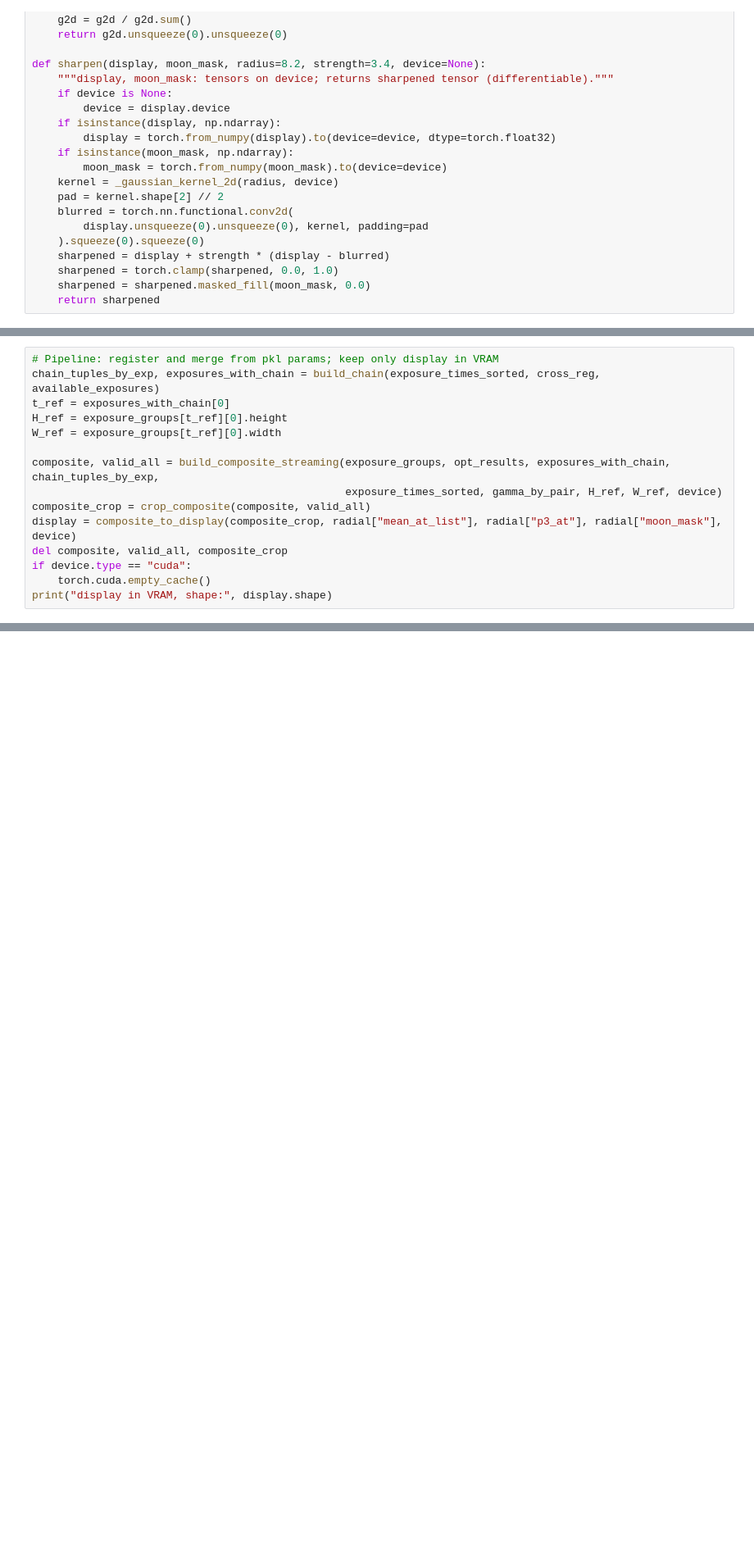
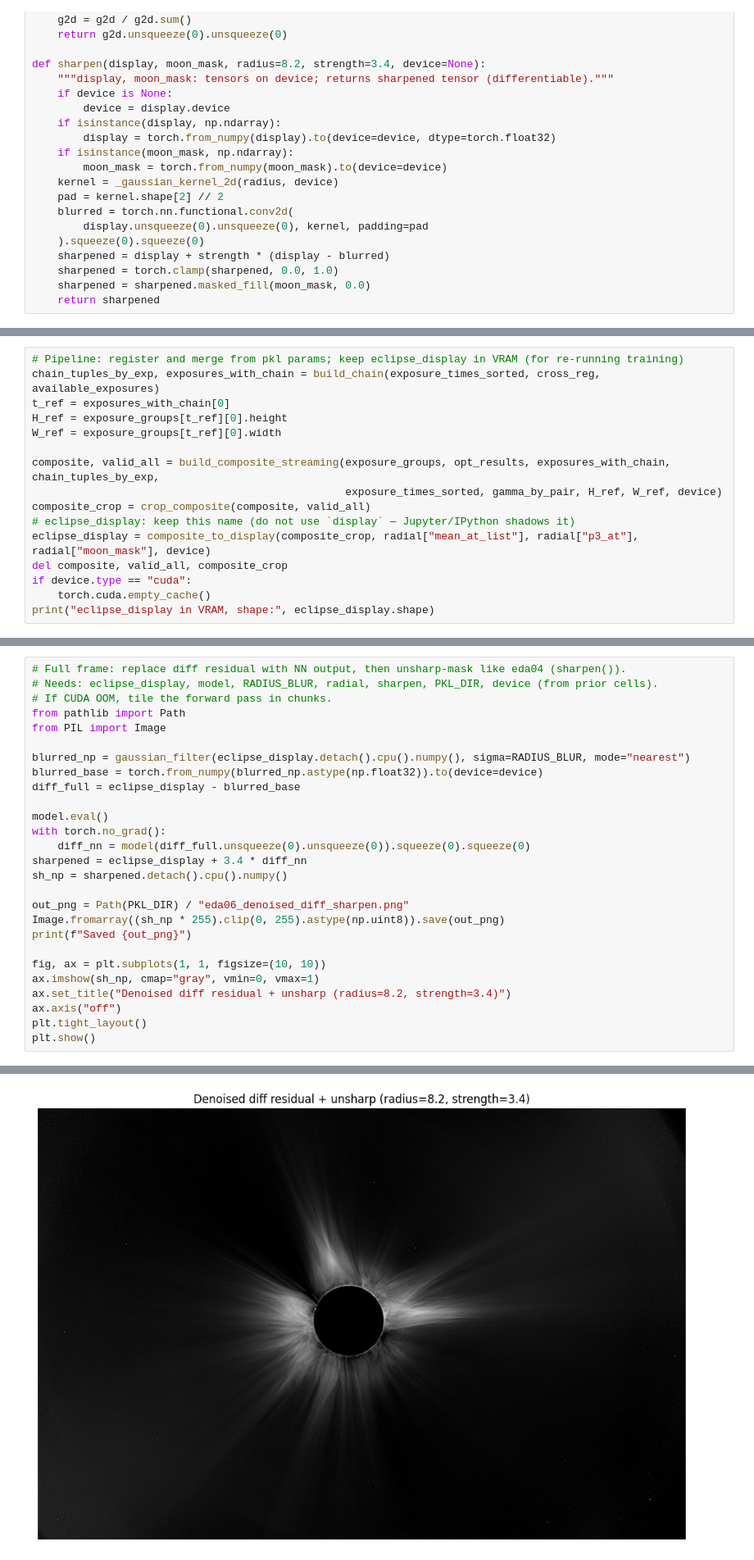
Before and after one commit to JosefSlavicek/e202602_eclipse, a Jupyter notebook: eda06.ipynb, the cells around one changed output, grey strips where cells are left out. Shown at 82% size. Saved outputs shown, nothing was run; the diff lists cells and outputs as text; blank space fills up the shorter version.

```diff
--- a/eda06.ipynb
+++ b/eda06.ipynb
@@ -331,5 +333,5 @@ print(f"Loaded eda02, eda03, eda04_radial. t_ref={t_ref}, cross_reg pairs={len(c
 # %%
-# Pipeline: register and merge from pkl params; keep only display in VRAM
+# Pipeline: register and merge from pkl params; keep eclipse_display in VRAM (for re-running training)
 chain_tuples_by_exp, exposures_with_chain = build_chain(exposure_times_sorted, cross_reg, available_exposures)
 t_ref = exposures_with_chain[0]
 H_ref = exposure_groups[t_ref][0].height
@@ -338,8 +340,9 @@ W_ref = exposure_groups[t_ref][0].width
 composite, valid_all = build_composite_streaming(exposure_groups, opt_results, exposures_with_chain, chain_tuples_by_exp,
                                                  exposure_times_sorted, gamma_by_pair, H_ref, W_ref, device)
 composite_crop = crop_composite(composite, valid_all)
-display = composite_to_display(composite_crop, radial["mean_at_list"], radial["p3_at"], radial["moon_mask"], device)
+# eclipse_display: keep this name (do not use `display` — Jupyter/IPython shadows it)
+eclipse_display = composite_to_display(composite_crop, radial["mean_at_list"], radial["p3_at"], radial["moon_mask"], device)
 del composite, valid_all, composite_crop
 if device.type == "cuda":
     torch.cuda.empty_cache()
-print("display in VRAM, shape:", display.shape)
+print("eclipse_display in VRAM, shape:", eclipse_display.shape)
@@ -533,0 +579,28 @@ plt.show()
+# %%
+# Full frame: replace diff residual with NN output, then unsharp-mask like eda04 (sharpen()).
+# Needs: eclipse_display, model, RADIUS_BLUR, radial, sharpen, PKL_DIR, device (from prior cells).
+# If CUDA OOM, tile the forward pass in chunks.
+from pathlib import Path
+from PIL import Image
+
+blurred_np = gaussian_filter(eclipse_display.detach().cpu().numpy(), sigma=RADIUS_BLUR, mode="nearest")
+blurred_base = torch.from_numpy(blurred_np.astype(np.float32)).to(device=device)
+diff_full = eclipse_display - blurred_base
+
+model.eval()
+with torch.no_grad():
+    diff_nn = model(diff_full.unsqueeze(0).unsqueeze(0)).squeeze(0).squeeze(0)
+sharpened = eclipse_display + 3.4 * diff_nn
+sh_np = sharpened.detach().cpu().numpy()
+
+out_png = Path(PKL_DIR) / "eda06_denoised_diff_sharpen.png"
+Image.fromarray((sh_np * 255).clip(0, 255).astype(np.uint8)).save(out_png)
+print(f"Saved {out_png}")
+
+fig, ax = plt.subplots(1, 1, figsize=(10, 10))
+ax.imshow(sh_np, cmap="gray", vmin=0, vmax=1)
+ax.set_title("Denoised diff residual + unsharp (radius=8.2, strength=3.4)")
+ax.axis("off")
+plt.tight_layout()
+plt.show()
+# %% [output]
@@ -533,0 +608 @@ plt.show()
+[figure, added]
```
Also changed, not shown: parts of 5 cells of this notebook.
